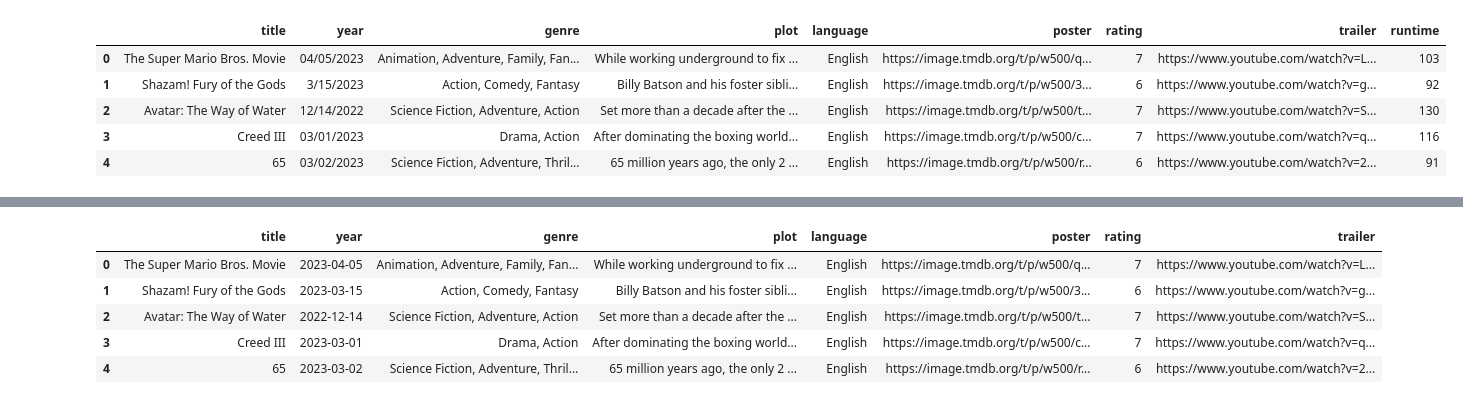
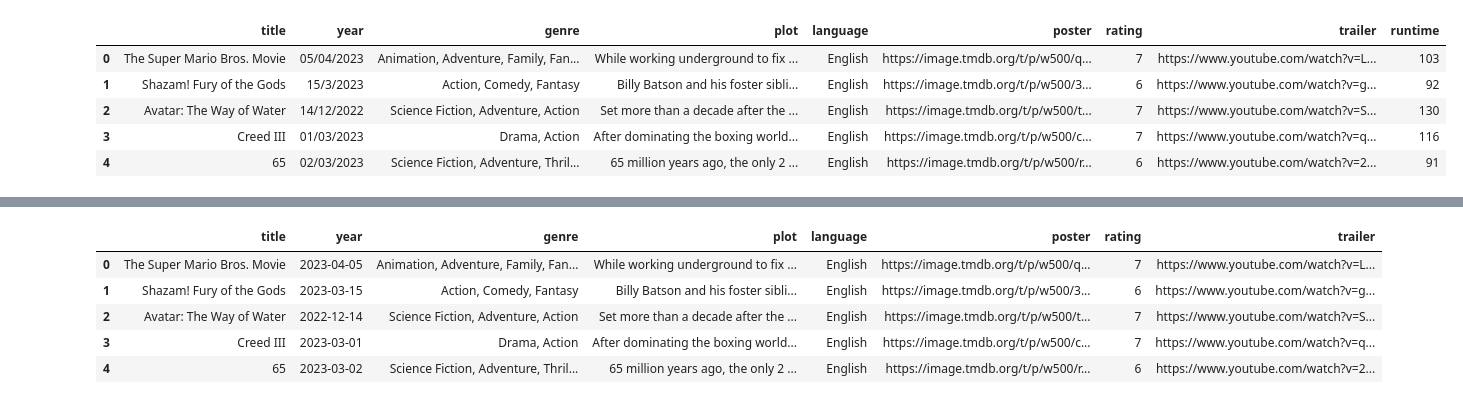
Before and after one commit to truongvanthong/Project-Movie-App, a Jupyter notebook: movie/crawl_Data.ipynb, the cells around one changed output, grey strips where cells are left out. Saved outputs shown, nothing was run; the diff lists cells and outputs as text; code cells hidden in the pictures.

```diff
--- a/movie/crawl_Data.ipynb
+++ b/movie/crawl_Data.ipynb
@@ -119,12 +119,12 @@ with open('data.csv', 'w', newline='', encoding='utf-8') as file:
 import pandas as pd
 # %%
 # Đọc file csv
-df = pd.read_csv('film_DONE.csv', encoding='utf-8')
+df = pd.read_csv('film_DONE1.csv', encoding='utf-8')
 df.head()
 # %% [output]
 |  | title | year | genre | plot | language | poster | rating | trailer | runtime |
-| 0 | The Super Mario Bros. Movie | 04/05/2023 | Animation, Adventure, Family, Fan... | While working underground to fix ... | English | https://image.tmdb.org/t/p/w500/q... | 7 | https://www.youtube.com/watch?v=L... | 103 |
-| 1 | Shazam! Fury of the Gods | 3/15/2023 | Action, Comedy, Fantasy | Billy Batson and his foster sibli... | English | https://image.tmdb.org/t/p/w500/3... | 6 | https://www.youtube.com/watch?v=g... | 92 |
-| 2 | Avatar: The Way of Water | 12/14/2022 | Science Fiction, Adventure, Action | Set more than a decade after the ... | English | https://image.tmdb.org/t/p/w500/t... | 7 | https://www.youtube.com/watch?v=S... | 130 |
-| 3 | Creed III | 03/01/2023 | Drama, Action | After dominating the boxing world... | English | https://image.tmdb.org/t/p/w500/c... | 7 | https://www.youtube.com/watch?v=q... | 116 |
-| 4 | 65 | 03/02/2023 | Science Fiction, Adventure, Thril... | 65 million years ago, the only 2 ... | English | https://image.tmdb.org/t/p/w500/r... | 6 | https://www.youtube.com/watch?v=2... | 91 |
+| 0 | The Super Mario Bros. Movie | 05/04/2023 | Animation, Adventure, Family, Fan... | While working underground to fix ... | English | https://image.tmdb.org/t/p/w500/q... | 7 | https://www.youtube.com/watch?v=L... | 103 |
+| 1 | Shazam! Fury of the Gods | 15/3/2023 | Action, Comedy, Fantasy | Billy Batson and his foster sibli... | English | https://image.tmdb.org/t/p/w500/3... | 6 | https://www.youtube.com/watch?v=g... | 92 |
+| 2 | Avatar: The Way of Water | 14/12/2022 | Science Fiction, Adventure, Action | Set more than a decade after the ... | English | https://image.tmdb.org/t/p/w500/t... | 7 | https://www.youtube.com/watch?v=S... | 130 |
+| 3 | Creed III | 01/03/2023 | Drama, Action | After dominating the boxing world... | English | https://image.tmdb.org/t/p/w500/c... | 7 | https://www.youtube.com/watch?v=q... | 116 |
+| 4 | 65 | 02/03/2023 | Science Fiction, Adventure, Thril... | 65 million years ago, the only 2 ... | English | https://image.tmdb.org/t/p/w500/r... | 6 | https://www.youtube.com/watch?v=2... | 91 |
```
Also changed, not shown: parts of 12 cells of this notebook, 11 other files.
